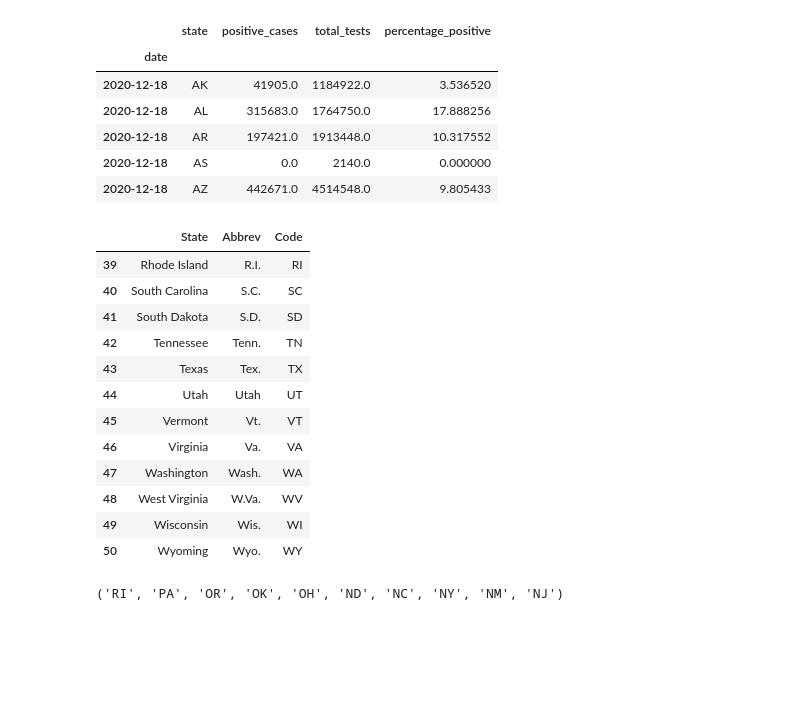
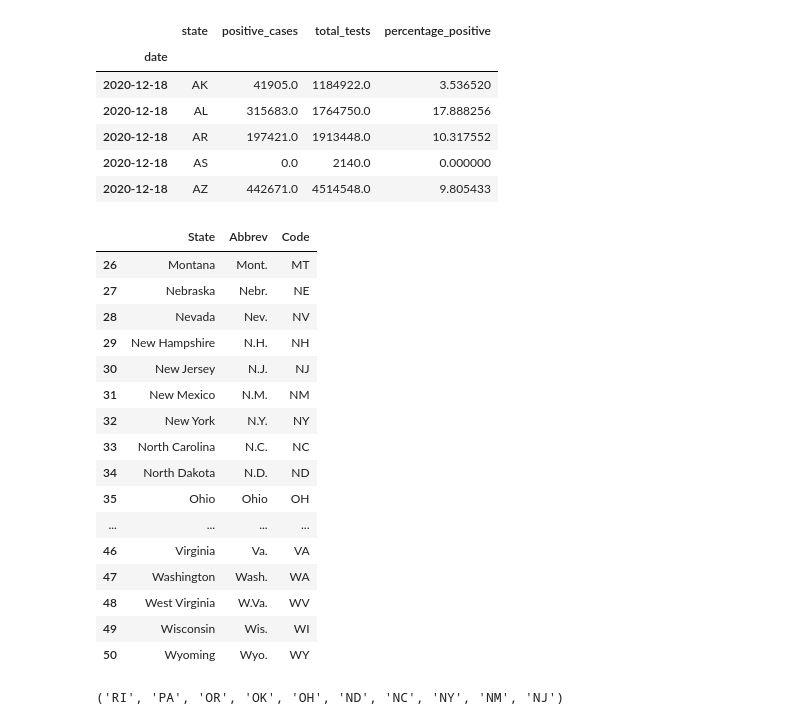
Before and after one commit to sarahDH615/google_trends_covid_project, a Jupyter notebook: perry/append_covid_data.ipynb, the cells around one changed output. Cells and saved outputs as stored; diff of their text form; code cells hidden in the pictures; blank space fills up the shorter version.

Commit message:
Making Updates
For states 30-39

```diff
--- a/perry/append_covid_data.ipynb
+++ b/perry/append_covid_data.ipynb
@@ -83,17 +83,21 @@ covid_cols_df.head()
 # %%
 #reading in the state abbreviations
 path = '../perry/statesAbbrev.csv'
 statesAbbrev_df = pd.read_csv(path)
-statesAbbrev_df.tail(12)
+statesAbbrev_df.tail(25)
 # %% [output]
 |  | State | Abbrev | Code |
-| 39 | Rhode Island | R.I. | RI |
-| 40 | South Carolina | S.C. | SC |
-| 41 | South Dakota | S.D. | SD |
-| 42 | Tennessee | Tenn. | TN |
-| 43 | Texas | Tex. | TX |
-| 44 | Utah | Utah | UT |
-| 45 | Vermont | Vt. | VT |
+| 26 | Montana | Mont. | MT |
+| 27 | Nebraska | Nebr. | NE |
+| 28 | Nevada | Nev. | NV |
+| 29 | New Hampshire | N.H. | NH |
+| 30 | New Jersey | N.J. | NJ |
+| 31 | New Mexico | N.M. | NM |
+| 32 | New York | N.Y. | NY |
+| 33 | North Carolina | N.C. | NC |
+| 34 | North Dakota | N.D. | ND |
+| 35 | Ohio | Ohio | OH |
+| ... | ... | ... | ... |
 | 46 | Virginia | Va. | VA |
 | 47 | Washington | Wash. | WA |
 | 48 | West Virginia | W.Va. | WV |
```
Also changed, not shown: parts of 9 cells of this notebook, 12 other files.
